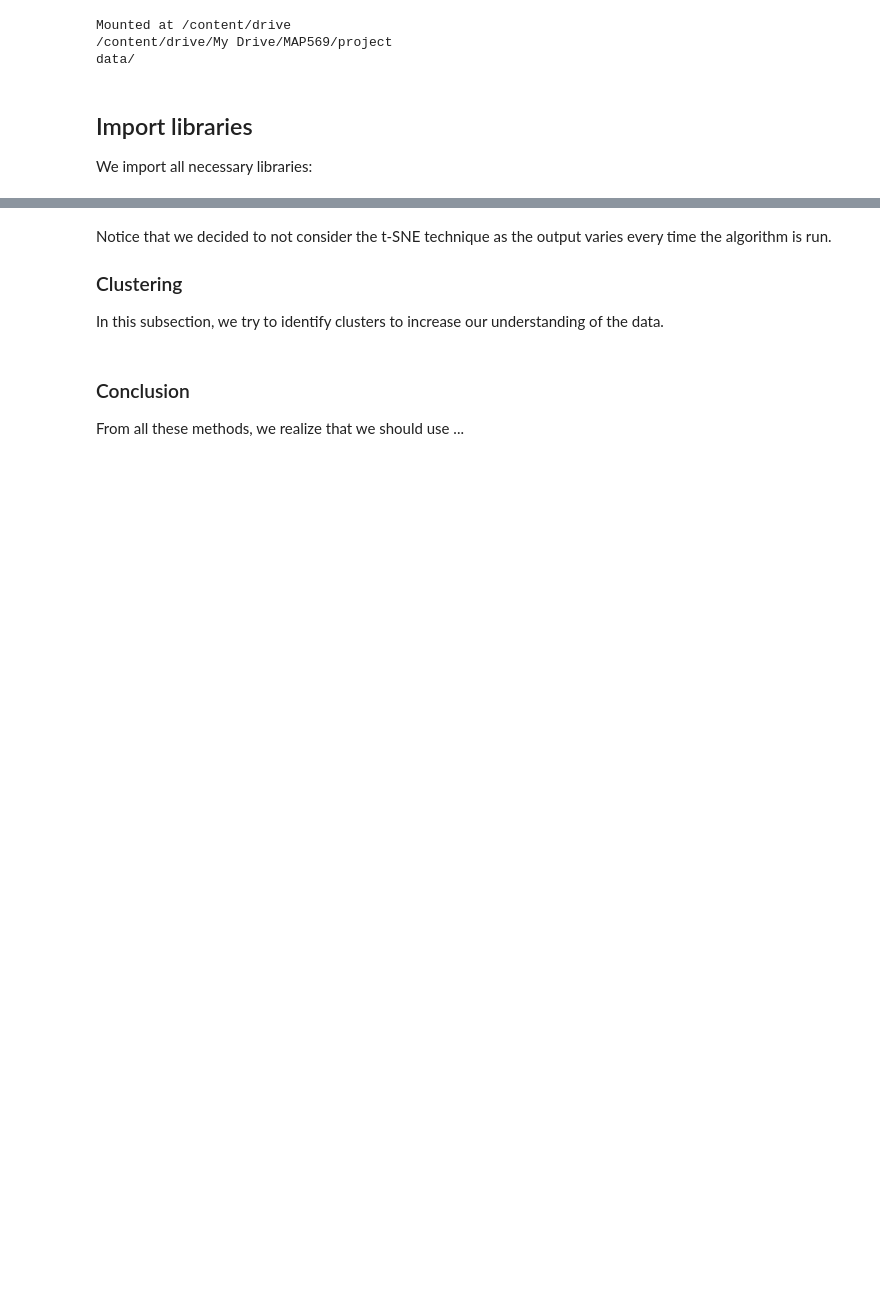
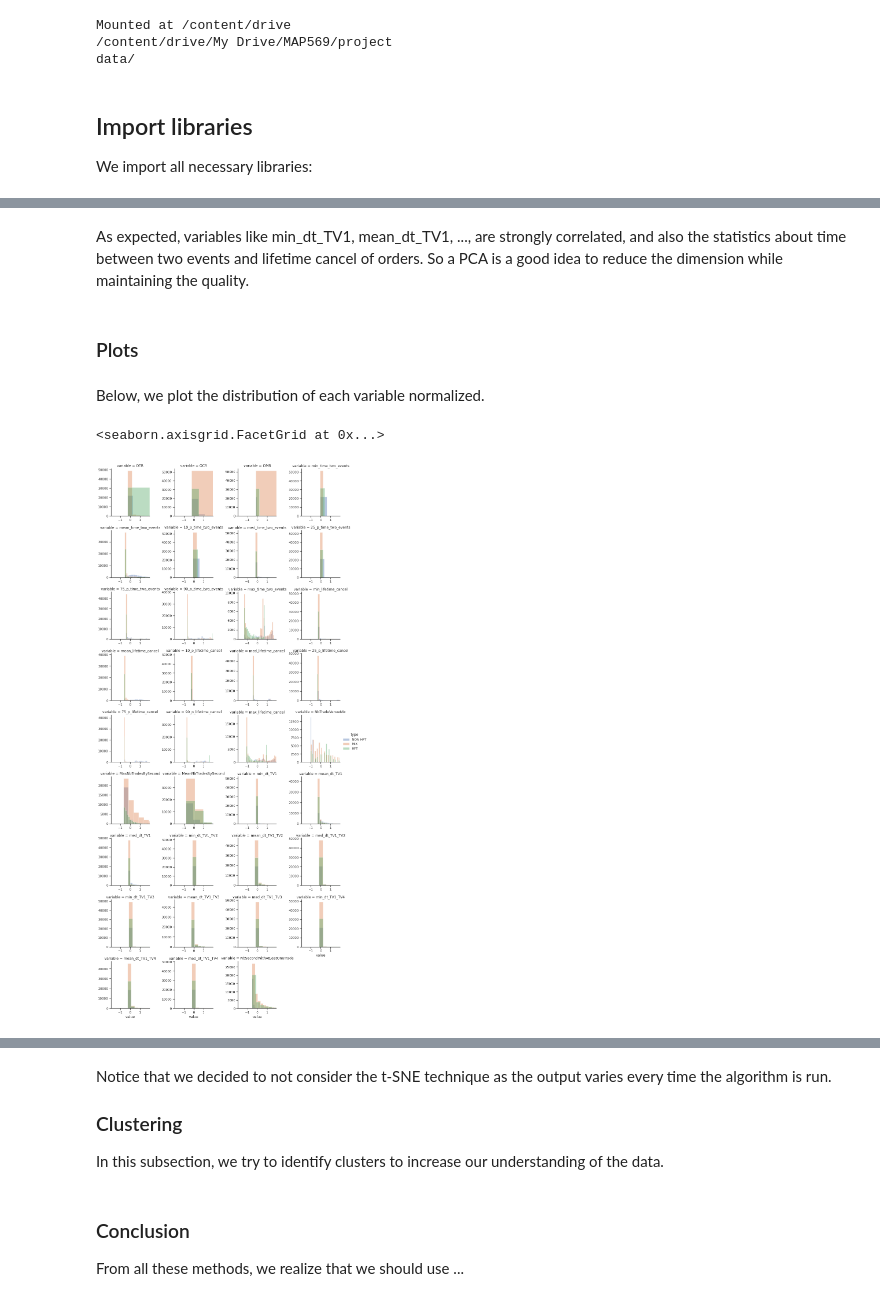
Before and after one commit to aliciafmachado/amf-challenge, a Jupyter notebook: Project_INF569.ipynb, the cells around one changed output, grey strips where cells are left out. Cells and saved outputs as stored; diff of their text form; code cells hidden in the pictures; blank space fills up the shorter version.

```diff
--- a/Project_INF569.ipynb
+++ b/Project_INF569.ipynb
@@ -272,0 +166,20 @@ From the plots of explained inertia, we can conclude that:
+# %% [markdown]
+As expected, variables like min_dt_TV1, mean_dt_TV1, ..., are strongly correlated, and also the statistics about time between two events and lifetime cancel of orders. So a PCA is a good idea to reduce the dimension while maintaining the quality.
+# %% [markdown]
+### Plots
+# %% [markdown]
+Below, we plot the distribution of each variable normalized.
+# %%
+X_norm, y = X_visualize.drop(columns=['type']), X_visualize['type']
+X_norm = (X_norm - X_norm.mean()) / X_norm.std()
+X_norm = X_norm.merge(y, left_index=True, right_index=True)
+columns = list(X_norm.columns.values)
+columns = columns.remove("type")
+
+f = pd.melt(X_norm, id_vars='type', value_vars=columns)
+g = sns.FacetGrid(f, hue='type', col="variable", col_wrap=4, sharex=False, sharey=False)
+g = g.map(sns.distplot, "value", kde=False).add_legend()
+g.set(xlim=(-1.96, 1.96))
+# %% [output]
+<seaborn.axisgrid.FacetGrid at 0x...>
+[figure, added]
```
Also changed, not shown: parts of 51 cells of this notebook.
